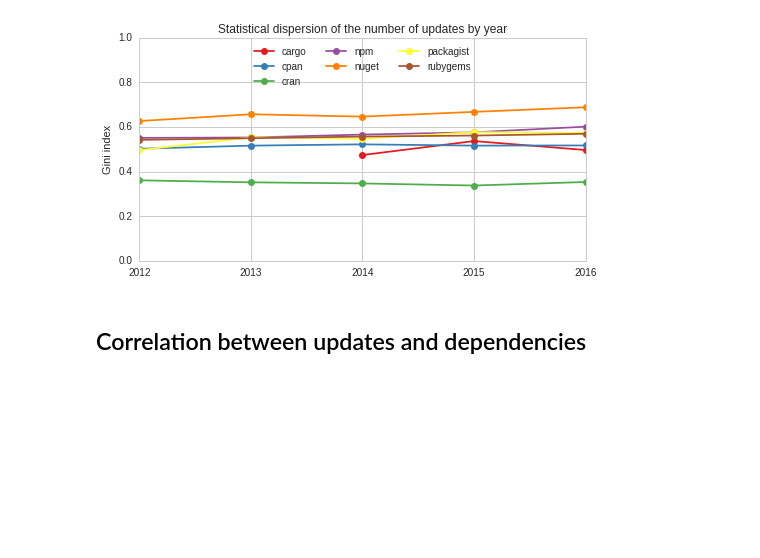
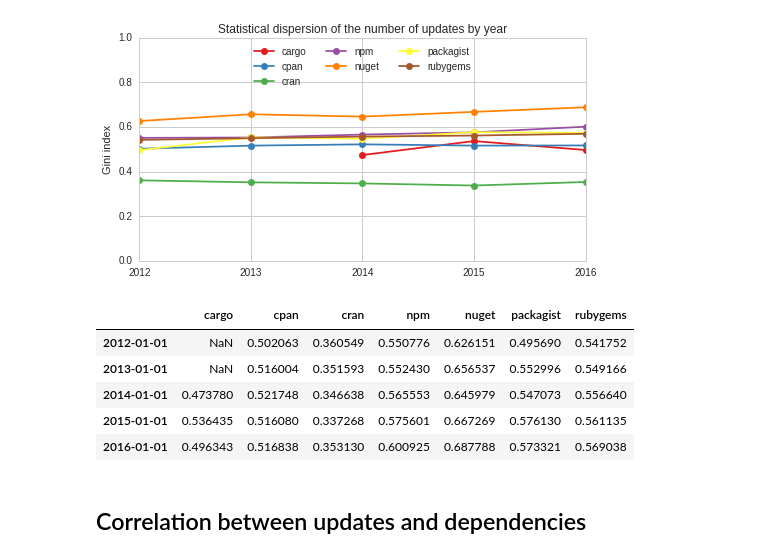
Before and after one commit to AlexandreDecan/ecos-emse, a Jupyter notebook: notebooks/Ecosystem activity.ipynb, the cells around one changed output. Saved outputs shown, nothing was run; the diff lists cells and outputs as text; code cells hidden in the pictures; blank space fills up the shorter version.

```diff
--- a/notebooks/Ecosystem activity.ipynb
+++ b/notebooks/Ecosystem activity.ipynb
@@ -940,6 +940,15 @@ ax.legend(loc='upper center', ncol=len(ECOSYSTEMS) // 2)
 savefig(figure, 'act_gini_index')
 # %% [output]
 [figure]
+# %%
+data_temp
+# %% [output]
+|  | cargo | cpan | cran | npm | nuget | packagist | rubygems |
+| 2012-01-01 | NaN | 0.502063 | 0.360549 | 0.550776 | 0.626151 | 0.495690 | 0.541752 |
+| 2013-01-01 | NaN | 0.516004 | 0.351593 | 0.552430 | 0.656537 | 0.552996 | 0.549166 |
+| 2014-01-01 | 0.473780 | 0.521748 | 0.346638 | 0.565553 | 0.645979 | 0.547073 | 0.556640 |
+| 2015-01-01 | 0.536435 | 0.516080 | 0.337268 | 0.575601 | 0.667269 | 0.576130 | 0.561135 |
+| 2016-01-01 | 0.496343 | 0.516838 | 0.353130 | 0.600925 | 0.687788 | 0.573321 | 0.569038 |
 # %% [markdown]
 ## Correlation between updates and dependencies
 # %%
```
Also changed, not shown: parts of 1 cell of this notebook, 2 other files.
